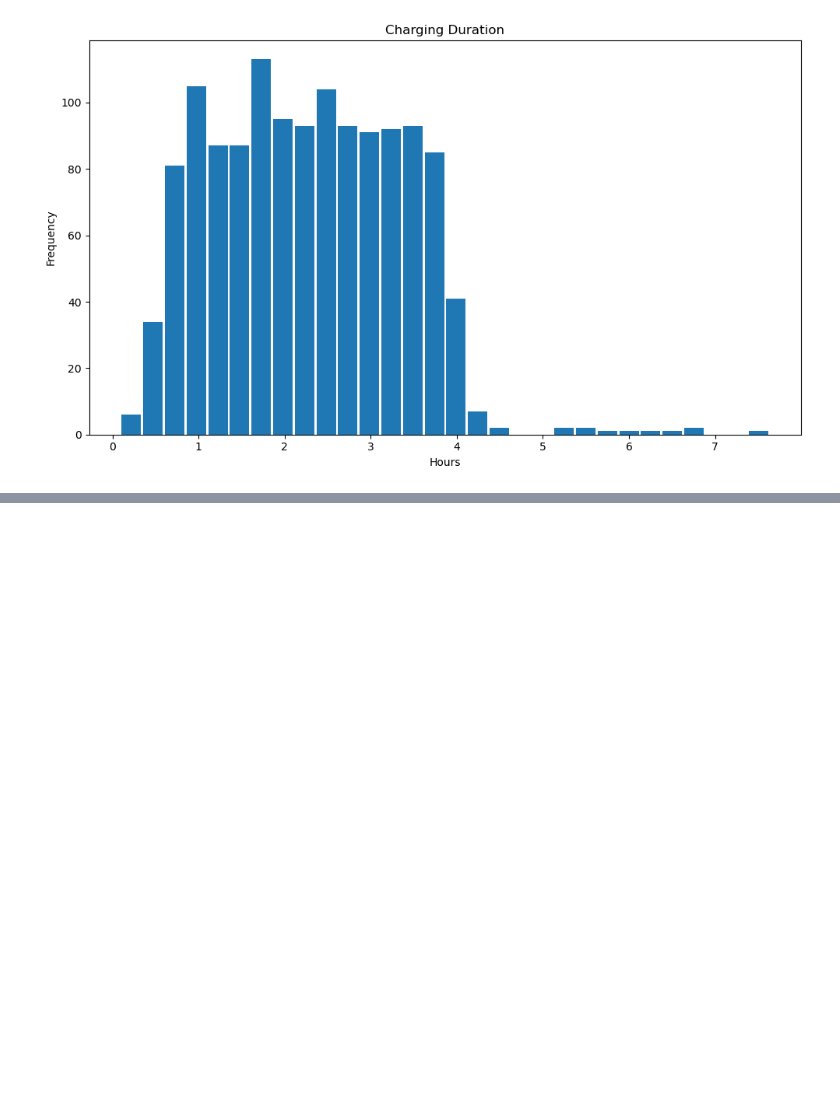
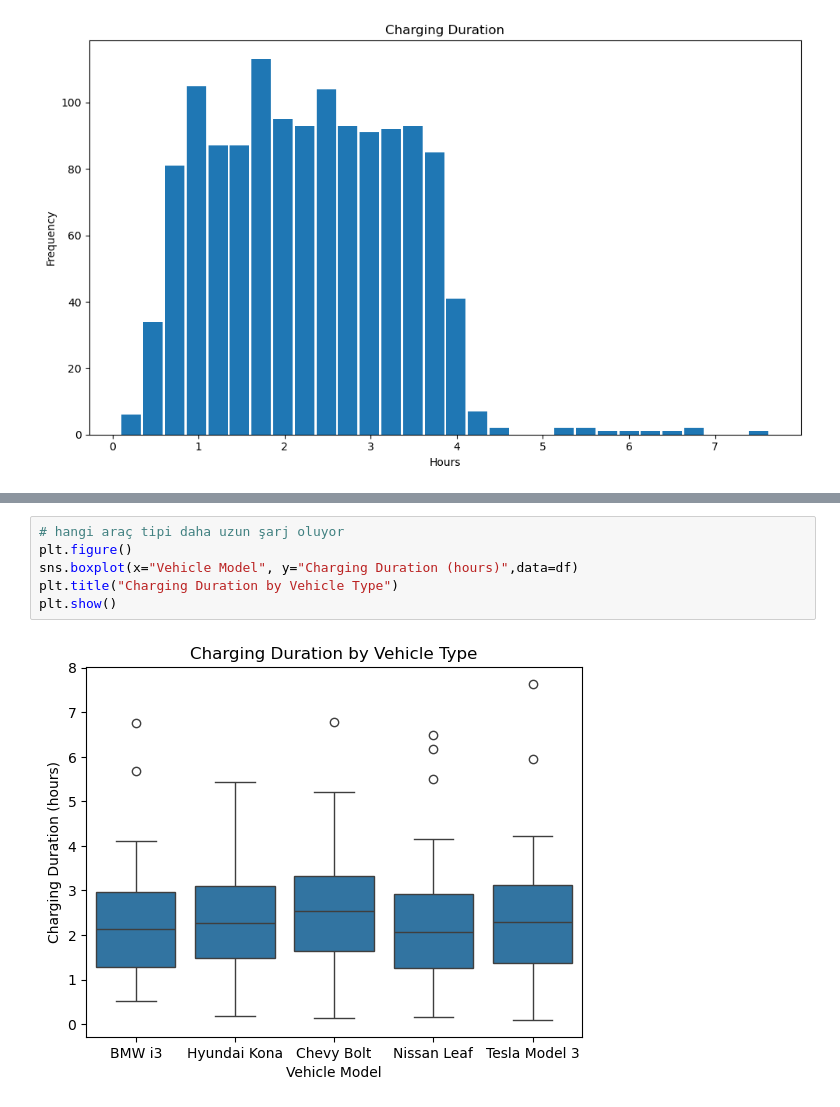
Before and after one commit to talhadmrl/Daily-Notebooks, a Jupyter notebook: Untitled.ipynb, the cells around one changed output, grey strips where cells are left out. Drawn from its saved outputs; the diff is of its cells as text; blank space fills up the shorter version.

```diff
--- a/Untitled.ipynb
+++ b/Untitled.ipynb
@@ -106,0 +165,8 @@ plt.show()
+# %%
+# hangi araç tipi daha uzun şarj oluyor
+plt.figure()
+sns.boxplot(x="Vehicle Model", y="Charging Duration (hours)",data=df)
+plt.title("Charging Duration by Vehicle Type")
+plt.show()
+# %% [output]
+[figure, added]
```
Also changed, not shown: parts of 3 cells of this notebook.
